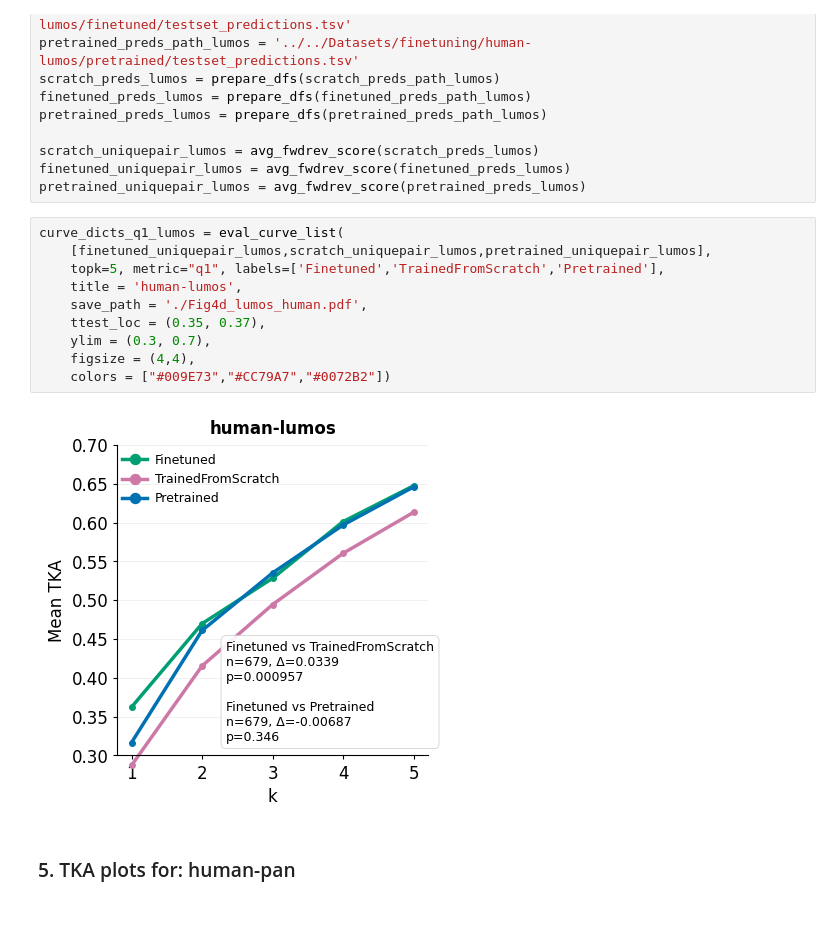
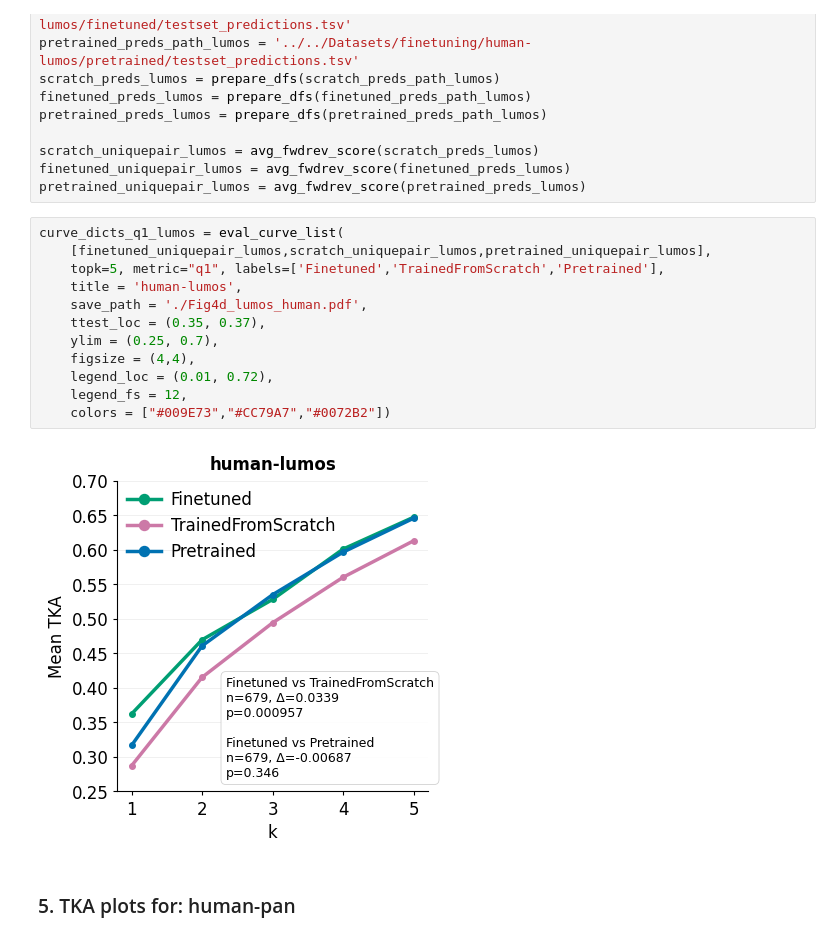
Before and after one commit to Noble-Lab/bromo-manuscript, a Jupyter notebook: ReproduceFigures/11-PlotFigure4/fig4_builder.ipynb, the cells around one changed output. Saved outputs shown, nothing was run; the diff lists cells and outputs as text.

```diff
--- a/ReproduceFigures/11-PlotFigure4/fig4_builder.ipynb
+++ b/ReproduceFigures/11-PlotFigure4/fig4_builder.ipynb
@@ -93,15 +99,17 @@ pretrained_uniquepair_lumos = avg_fwdrev_score(pretrained_preds_lumos)
 # %%
 curve_dicts_q1_lumos = eval_curve_list(
     [finetuned_uniquepair_lumos,scratch_uniquepair_lumos,pretrained_uniquepair_lumos],
     topk=5, metric="q1", labels=['Finetuned','TrainedFromScratch','Pretrained'],
     title = 'human-lumos',
     save_path = './Fig4d_lumos_human.pdf',
     ttest_loc = (0.35, 0.37),
-    ylim = (0.3, 0.7),
+    ylim = (0.25, 0.7),
     figsize = (4,4),
+    legend_loc = (0.01, 0.72),
+    legend_fs = 12,
     colors = ["#009E73","#CC79A7","#0072B2"])
 # %% [output]
-[figure, old version]
+[figure, new version]
 # %% [markdown]
 ### 5. TKA plots for: human-pan
 # %%
```
Also changed, not shown: parts of 4 cells of this notebook, 33 other files.
